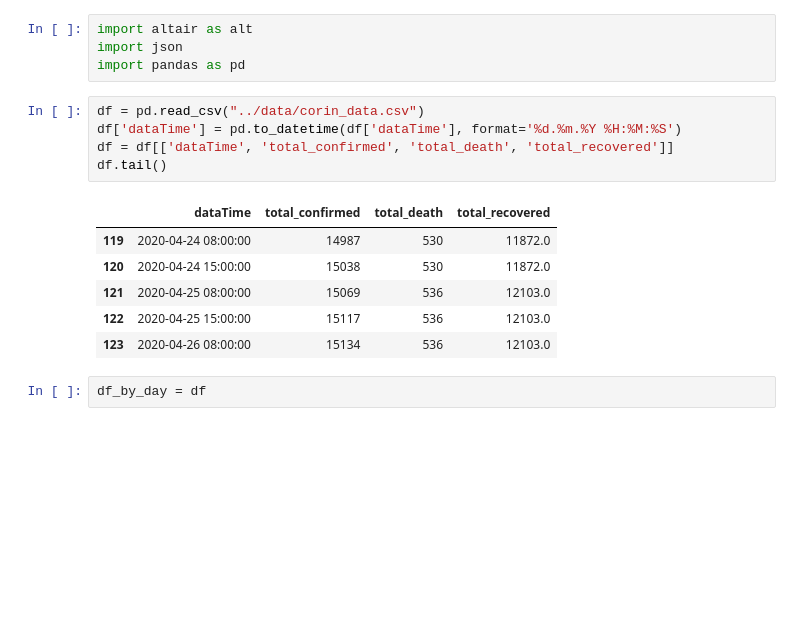
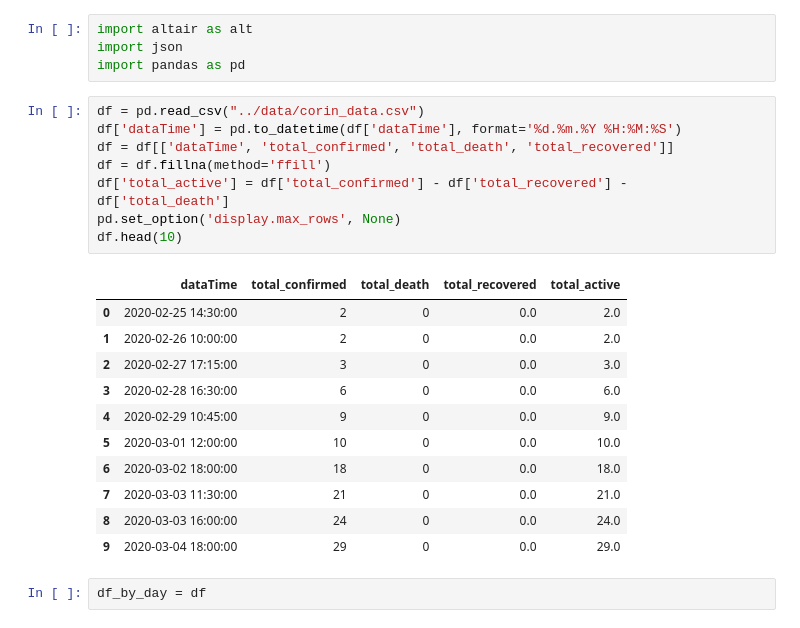
Before and after one commit to walterra/covid-19, a Jupyter notebook: jupyter/covid19-at.ipynb, the cells around one changed output. Saved outputs shown, nothing was run; the diff lists cells and outputs as text; blank space fills up the shorter version.

```diff
--- a/jupyter/covid19-at.ipynb
+++ b/jupyter/covid19-at.ipynb
@@ -9,15 +9,23 @@ import pandas as pd
 # %%
 df = pd.read_csv("../data/corin_data.csv")
 df['dataTime'] = pd.to_datetime(df['dataTime'], format='%d.%m.%Y %H:%M:%S')
 df = df[['dataTime', 'total_confirmed', 'total_death', 'total_recovered']]
-df.tail()
+df = df.fillna(method='ffill')
+df['total_active'] = df['total_confirmed'] - df['total_recovered'] - df['total_death']
+pd.set_option('display.max_rows', None)
+df.head(10)
 # %% [output]
-|  | dataTime | total_confirmed | total_death | total_recovered |
-| 119 | 2020-04-24 08:00:00 | 14987 | 530 | 11872.0 |
-| 120 | 2020-04-24 15:00:00 | 15038 | 530 | 11872.0 |
-| 121 | 2020-04-25 08:00:00 | 15069 | 536 | 12103.0 |
-| 122 | 2020-04-25 15:00:00 | 15117 | 536 | 12103.0 |
-| 123 | 2020-04-26 08:00:00 | 15134 | 536 | 12103.0 |
+|  | dataTime | total_confirmed | total_death | total_recovered | total_active |
+| 0 | 2020-02-25 14:30:00 | 2 | 0 | 0.0 | 2.0 |
+| 1 | 2020-02-26 10:00:00 | 2 | 0 | 0.0 | 2.0 |
+| 2 | 2020-02-27 17:15:00 | 3 | 0 | 0.0 | 3.0 |
+| 3 | 2020-02-28 16:30:00 | 6 | 0 | 0.0 | 6.0 |
+| 4 | 2020-02-29 10:45:00 | 9 | 0 | 0.0 | 9.0 |
+| 5 | 2020-03-01 12:00:00 | 10 | 0 | 0.0 | 10.0 |
+| 6 | 2020-03-02 18:00:00 | 18 | 0 | 0.0 | 18.0 |
+| 7 | 2020-03-03 11:30:00 | 21 | 0 | 0.0 | 21.0 |
+| 8 | 2020-03-03 16:00:00 | 24 | 0 | 0.0 | 24.0 |
+| 9 | 2020-03-04 18:00:00 | 29 | 0 | 0.0 | 29.0 |
 # %%
 df_by_day = df
 # %%
```
Also changed, not shown: parts of 5 cells of this notebook, 19 other files.
